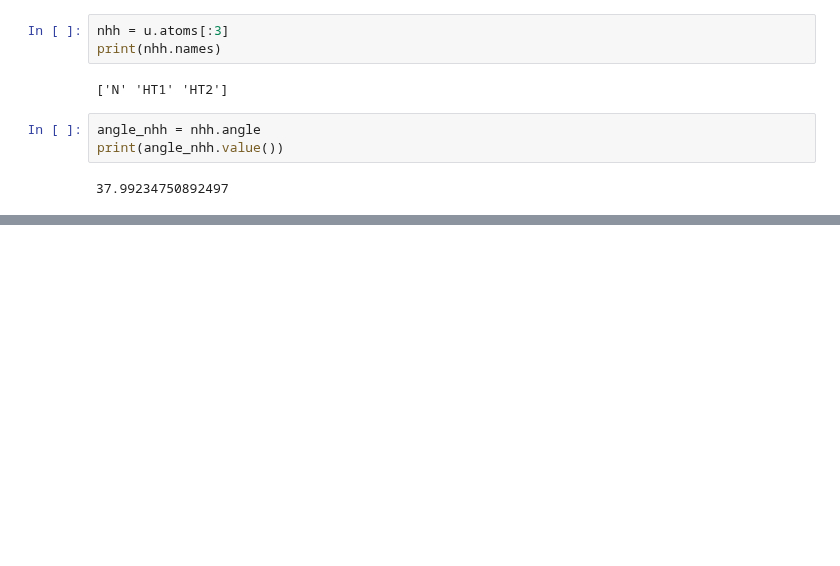
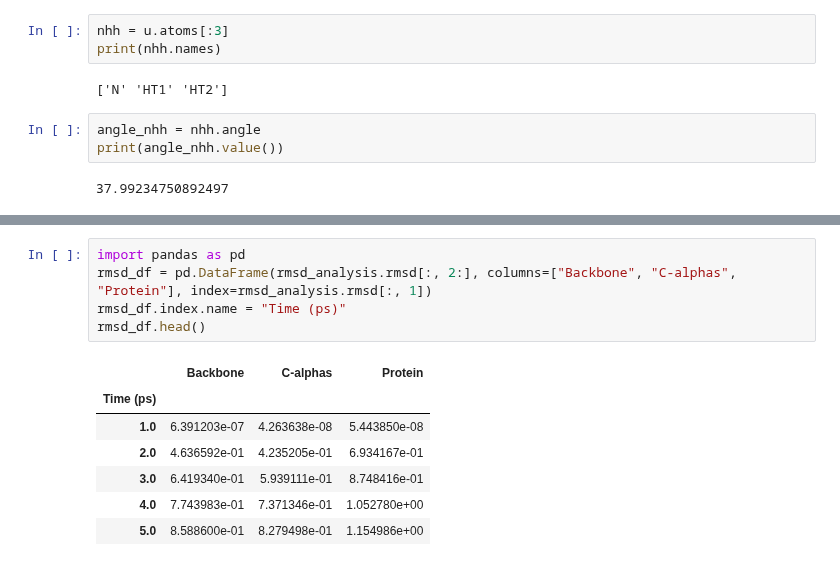
Before and after one commit to akey7/md-experiments, a Jupyter notebook: mdanalysis-quick-start/quick-start-basics.ipynb, the cells around one changed output, grey strips where cells are left out. Drawn from its saved outputs; the diff is of its cells as text; blank space fills up the shorter version.

```diff
--- a/mdanalysis-quick-start/quick-start-basics.ipynb
+++ b/mdanalysis-quick-start/quick-start-basics.ipynb
@@ -99,0 +181,13 @@ print(angle_nhh.value())
+# %%
+import pandas as pd
+rmsd_df = pd.DataFrame(rmsd_analysis.rmsd[:, 2:], columns=["Backbone", "C-alphas", "Protein"], index=rmsd_analysis.rmsd[:, 1])
+rmsd_df.index.name = "Time (ps)"
+rmsd_df.head()
+# %% [output]
+|  | Backbone | C-alphas | Protein |
+| Time (ps) |  |  |  |
+| 1.0 | 6.391203e-07 | 4.263638e-08 | 5.443850e-08 |
+| 2.0 | 4.636592e-01 | 4.235205e-01 | 6.934167e-01 |
+| 3.0 | 6.419340e-01 | 5.939111e-01 | 8.748416e-01 |
+| 4.0 | 7.743983e-01 | 7.371346e-01 | 1.052780e+00 |
+| 5.0 | 8.588600e-01 | 8.279498e-01 | 1.154986e+00 |
```
Also changed, not shown: parts of 10 cells of this notebook, 1 other file.
